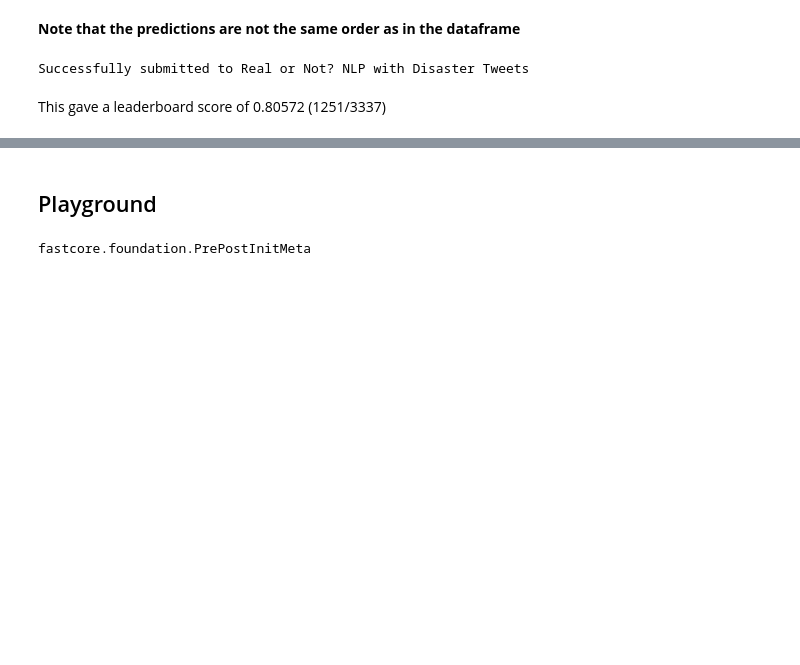
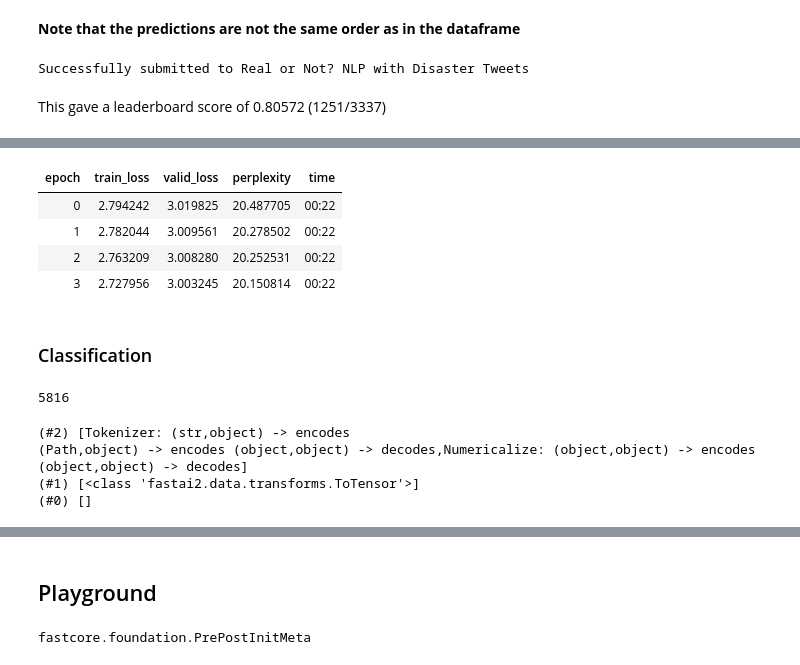
Before and after one commit to achinta/machine-learning, a Jupyter notebook: kaggle/nlp-getting-started/nlp-getting-started.ipynb, the cells around one changed output, grey strips where cells are left out. Saved outputs shown, nothing was run; the diff lists cells and outputs as text; code cells hidden in the pictures; blank space fills up the shorter version.

```diff
--- a/kaggle/nlp-getting-started/nlp-getting-started.ipynb
+++ b/kaggle/nlp-getting-started/nlp-getting-started.ipynb
@@ -188,0 +251,10 @@ This gave a leaderboard score of 0.80572 (1251/3337)
+# %%
+learn.load('lm_2')
+learn.fit_one_cycle(4, 1e-3)
+learn.save('lm_3')
+# %% [output]
+| epoch | train_loss | valid_loss | perplexity | time |
+| 0 | 2.794242 | 3.019825 | 20.487705 | 00:22 |
+| 1 | 2.782044 | 3.009561 | 20.278502 | 00:22 |
+| 2 | 2.763209 | 3.008280 | 20.252531 | 00:22 |
+| 3 | 2.727956 | 3.003245 | 20.150814 | 00:22 |
@@ -188,0 +263,17 @@ This gave a leaderboard score of 0.80572 (1251/3337)
+# %% [markdown]
+### Classification
+# %%
+len(lm_dl.vocab)
+# %% [output]
+5816
+# %%
+clf_tranform_blocks = [TextBlock.from_df(text_cols=['text'], tok_func=MySpacyTokenizer, vocab=lm_dl.vocab), CategoryBlock]
+
+print(clf_tranform_blocks[0].type_tfms)
+print(clf_tranform_blocks[0].item_tfms)
+print(clf_tranform_blocks[0].batch_tfms)
+# %% [output]
+(#2) [Tokenizer: (str,object) -> encodes
+(Path,object) -> encodes (object,object) -> decodes,Numericalize: (object,object) -> encodes (object,object) -> decodes]
+(#1) [<class 'fastai2.data.transforms.ToTensor'>]
+(#0) []
```
Also changed, not shown: parts of 29 cells of this notebook.
